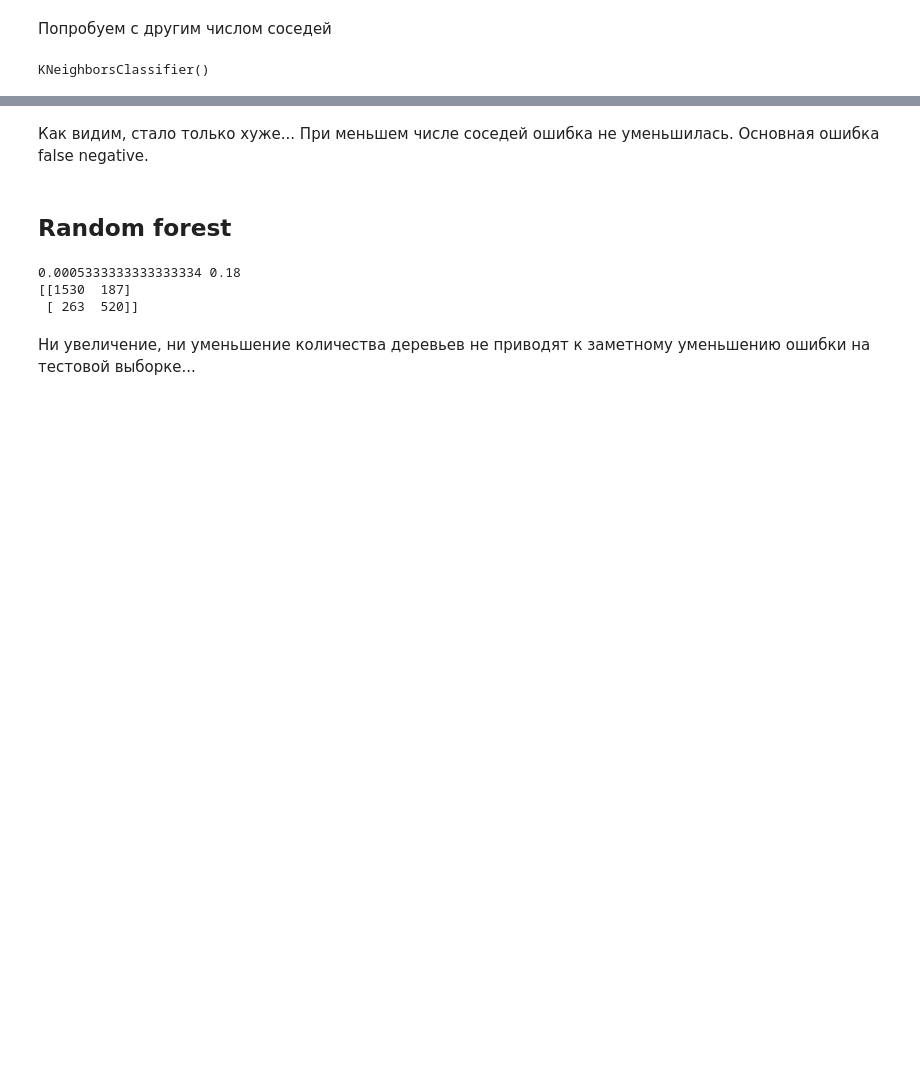
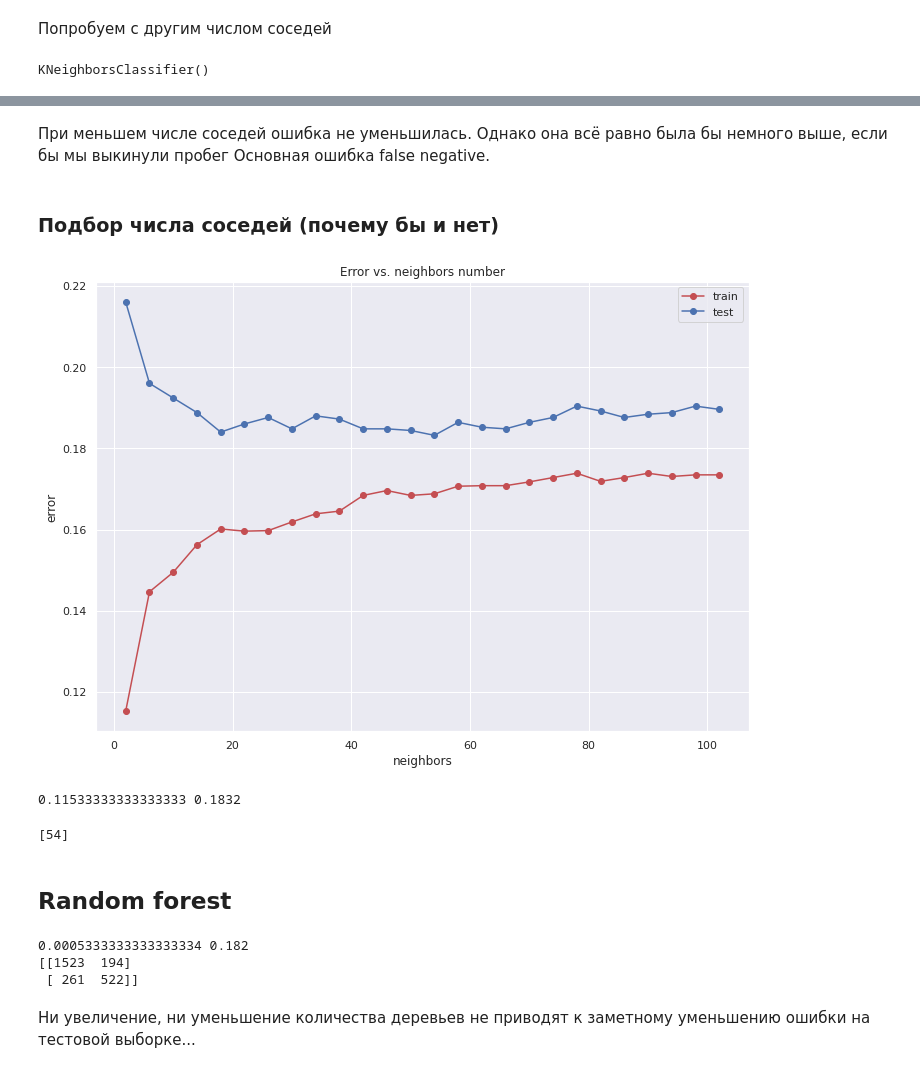
Before and after one commit to MADZEROPIE/M1ML, a Jupyter notebook: HW1.ipynb, the cells around one changed output, grey strips where cells are left out. Cells and saved outputs as stored; diff of their text form; code cells hidden in the pictures; blank space fills up the shorter version.

```diff
--- a/HW1.ipynb
+++ b/HW1.ipynb
@@ -290,11 +298,51 @@ print(confusion_matrix(y_test, y_test_predict))
 # %% [markdown]
-Как видим, стало только хуже... При меньшем числе соседей ошибка не уменьшилась.
+При меньшем числе соседей ошибка не уменьшилась.
+Однако она всё равно была бы немного выше, если бы мы выкинули пробег
 Основная ошибка false negative.
+# %% [markdown]
+### Подбор числа соседей (почему бы и нет)
+# %%
+def foo(neighbors, x_train, y_train, x_test, y_test):
+    knn = KNeighborsClassifier(n_neighbors = neighbors)
+    knn.fit(x_train, y_train)
+    y_train_pred = knn.predict(x_train)
+    y_test_pred = knn.predict(x_test)
+    train_err = np.mean(y_train != y_train_pred)
+    test_err = np.mean(y_test != y_test_pred)
+    return train_err, test_err
+# %%
+from joblib import Parallel, delayed
+neighbors_arr = np.array([i for i in range(2,103,4)])
+
+results = Parallel(n_jobs=-1)(delayed(foo)(neighbors, x_train, y_train, x_test, y_test) for neighbors in neighbors_arr)
+train_err = list(map(lambda a: a[0], results))
+test_err = list(map(lambda a: a[1], results))
+# %%
+plt.plot(neighbors_arr, train_err, 'r-o', label = 'train')
+plt.plot(neighbors_arr, test_err, 'b-o', label = 'test')
+plt.title('Error vs. neighbors number')
+plt.xlabel('neighbors')
+plt.ylabel('error')
+plt.legend()
+pass
+# %% [output]
+[figure, added]
+# %%
+min_train_err = np.min(train_err)
+min_test_err = np.min(test_err)
+print(min_train_err, min_test_err)
+# %% [output]
+0.11533333333333333 0.1832
+# %%
+neighbors_opt = neighbors_arr[test_err == min_test_err]
+print(neighbors_opt)
+# %% [output]
+[54]
 # %% [markdown]
 ## Random forest
 # %%
 from sklearn import ensemble
-rf = ensemble.RandomForestClassifier(n_estimators = 200)
+rf = ensemble.RandomForestClassifier(n_estimators = 250)
 rf.fit(x_train, y_train)
 
 err_train = np.mean(y_train != rf.predict(x_train))
@@ -305,9 +353,9 @@ print(err_train, err_test)
 y_test_predict = rf.predict(x_test)
 print(confusion_matrix(y_test, y_test_predict))
 # %% [output]
-0.0005333333333333334 0.18
-[[1530  187]
- [ 263  520]]
+0.0005333333333333334 0.182
+[[1523  194]
+ [ 261  522]]
 # %% [markdown]
 Ни увеличение, ни уменьшение количества деревьев не приводят к заметному уменьшению ошибки на тестовой выборке...
 # %% [markdown]
```
Also changed, not shown: parts of 9 cells of this notebook.
